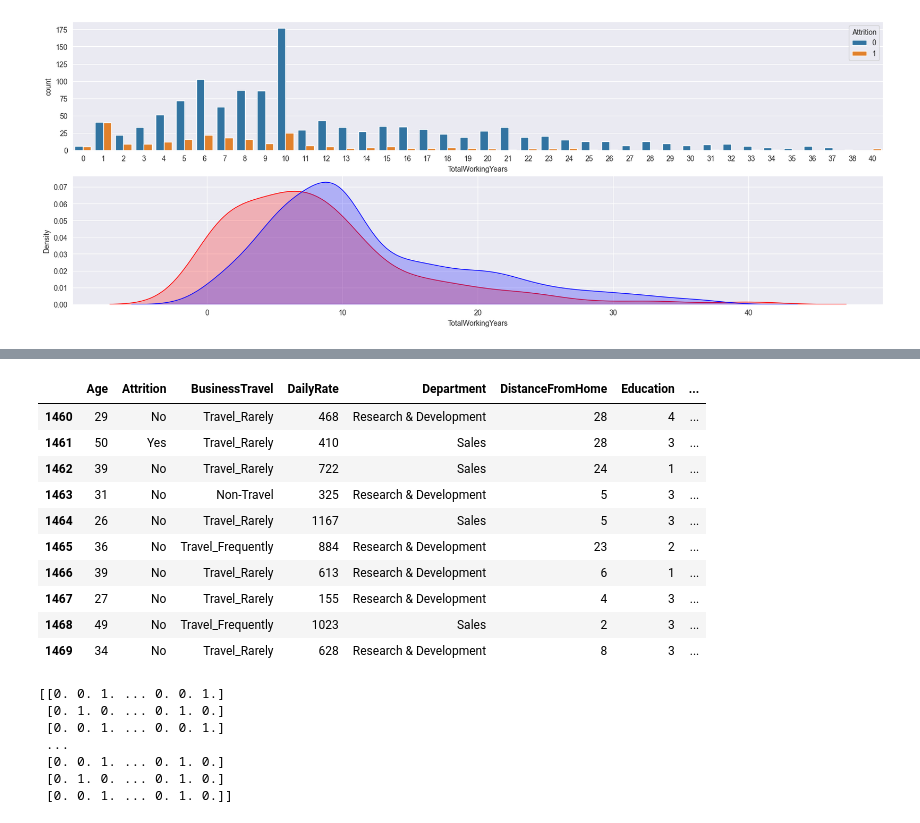
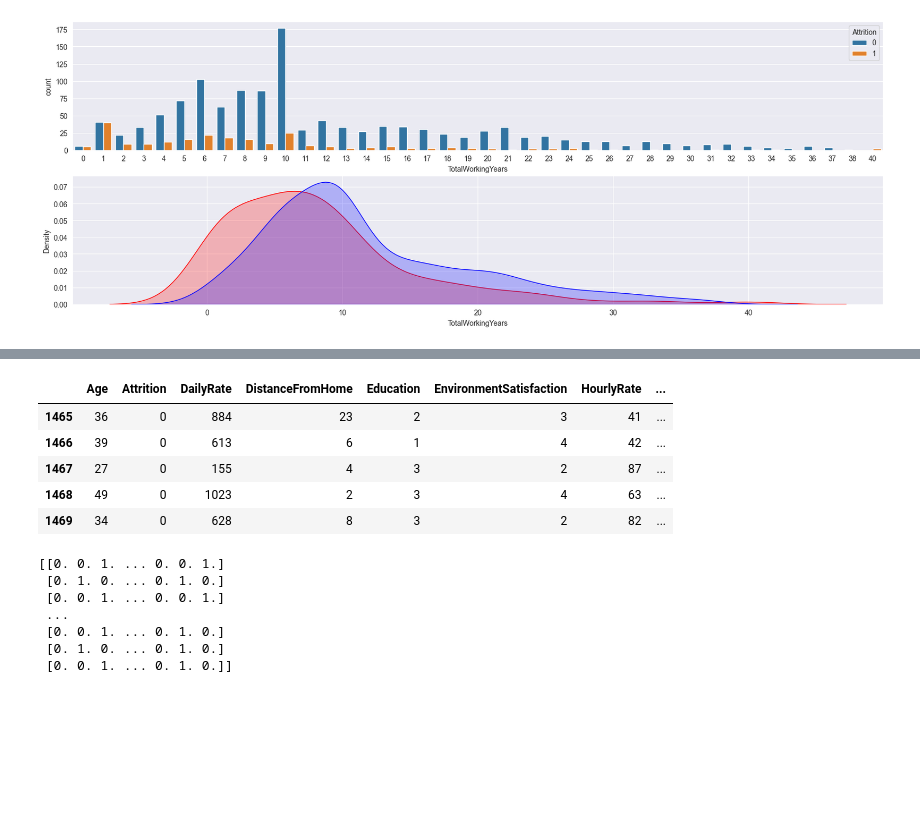
Before and after one commit to Haell39/HR-Analytics, a Jupyter notebook: notebooks/EDA_HR.ipynb, the cells around one changed output, grey strips where cells are left out. Saved outputs shown, nothing was run; the diff lists cells and outputs as text; code cells hidden in the pictures; blank space fills up the shorter version.

```diff
--- a/notebooks/EDA_HR.ipynb
+++ b/notebooks/EDA_HR.ipynb
@@ -656,12 +804,0 @@ DailyRate                  0.056652
-# %%
-# Grafico da relação de 'TotalWorkingYears' com Attrition
-
-employee_df = pd.read_csv('../data/raw/Human_Resources.csv')
-plt.figure(figsize=(25, 20))
-
-plt.subplot(414)
-sns.countplot(x = 'TotalWorkingYears', hue= 'Attrition', data = employee_df)
-
-# sns.kdeplot(left_df['DistanceFromHome'], label = 'Employees who left', fill = True, color = 'r') #OBS: Shade is deprecated!
-# sns.kdeplot(stayed_df['DistanceFromHome'], label = 'Employees who stayed', fill = True, color = 'b')
-# plt.xlabel('Distance from Home')
@@ -682,18 +804,0 @@ sns.countplot(x = 'Age', hue= 'Attrition', data = employee_df)
-# %%
-# Estado civil, Funções de trabalho, Nível de trabalho e Envolvimento
-# Lembre-se! Attrition = Perda de funcionários / Rotatividade
-
-employee_df = pd.read_csv('../data/raw/Human_Resources.csv')
-plt.figure(figsize=(25, 20))
-
-plt.subplot(411)
-sns.countplot(x = 'JobRole', hue= 'Attrition', data = employee_df)
-
-plt.subplot(412)
-sns.countplot(x = 'MaritalStatus', hue= 'Attrition', data = employee_df)
-
-plt.subplot(413)
-sns.countplot(x = 'JobInvolvement', hue= 'Attrition', data = employee_df)
-
-plt.subplot(414)
-sns.countplot(x = 'JobLevel', hue= 'Attrition', data = employee_df)
@@ -770,19 +805,14 @@ sns.boxplot(x = 'MonthlyIncome', y = 'JobRole', data = employee_df)
 # %%
 """Pré-processamento e limpeza de dados"""
 
-employee_df.tail(10)
+employee_df.tail(5)
 # %% [output]
-|  | Age | Attrition | BusinessTravel | DailyRate | Department | DistanceFromHome | Education | ... |
-| 1460 | 29 | No | Travel_Rarely | 468 | Research & Development | 28 | 4 | ... |
-| 1461 | 50 | Yes | Travel_Rarely | 410 | Sales | 28 | 3 | ... |
-| 1462 | 39 | No | Travel_Rarely | 722 | Sales | 24 | 1 | ... |
-| 1463 | 31 | No | Non-Travel | 325 | Research & Development | 5 | 3 | ... |
-| 1464 | 26 | No | Travel_Rarely | 1167 | Sales | 5 | 3 | ... |
-| 1465 | 36 | No | Travel_Frequently | 884 | Research & Development | 23 | 2 | ... |
-| 1466 | 39 | No | Travel_Rarely | 613 | Research & Development | 6 | 1 | ... |
-| 1467 | 27 | No | Travel_Rarely | 155 | Research & Development | 4 | 3 | ... |
-| 1468 | 49 | No | Travel_Frequently | 1023 | Sales | 2 | 3 | ... |
-| 1469 | 34 | No | Travel_Rarely | 628 | Research & Development | 8 | 3 | ... |
+|  | Age | Attrition | DailyRate | DistanceFromHome | Education | EnvironmentSatisfaction | HourlyRate | ... |
+| 1465 | 36 | 0 | 884 | 23 | 2 | 3 | 41 | ... |
+| 1466 | 39 | 0 | 613 | 6 | 1 | 4 | 42 | ... |
+| 1467 | 27 | 0 | 155 | 4 | 3 | 2 | 87 | ... |
+| 1468 | 49 | 0 | 1023 | 2 | 3 | 4 | 63 | ... |
+| 1469 | 34 | 0 | 628 | 8 | 3 | 2 | 82 | ... |
 # %%
 employee_df = pd.read_csv('../data/raw/Human_Resources.csv')
 X_cat = employee_df[['BusinessTravel', 'Department', 'EducationField', 'Gender', 'JobRole', 'MaritalStatus']]
```
Also changed, not shown: parts of 37 cells of this notebook.
